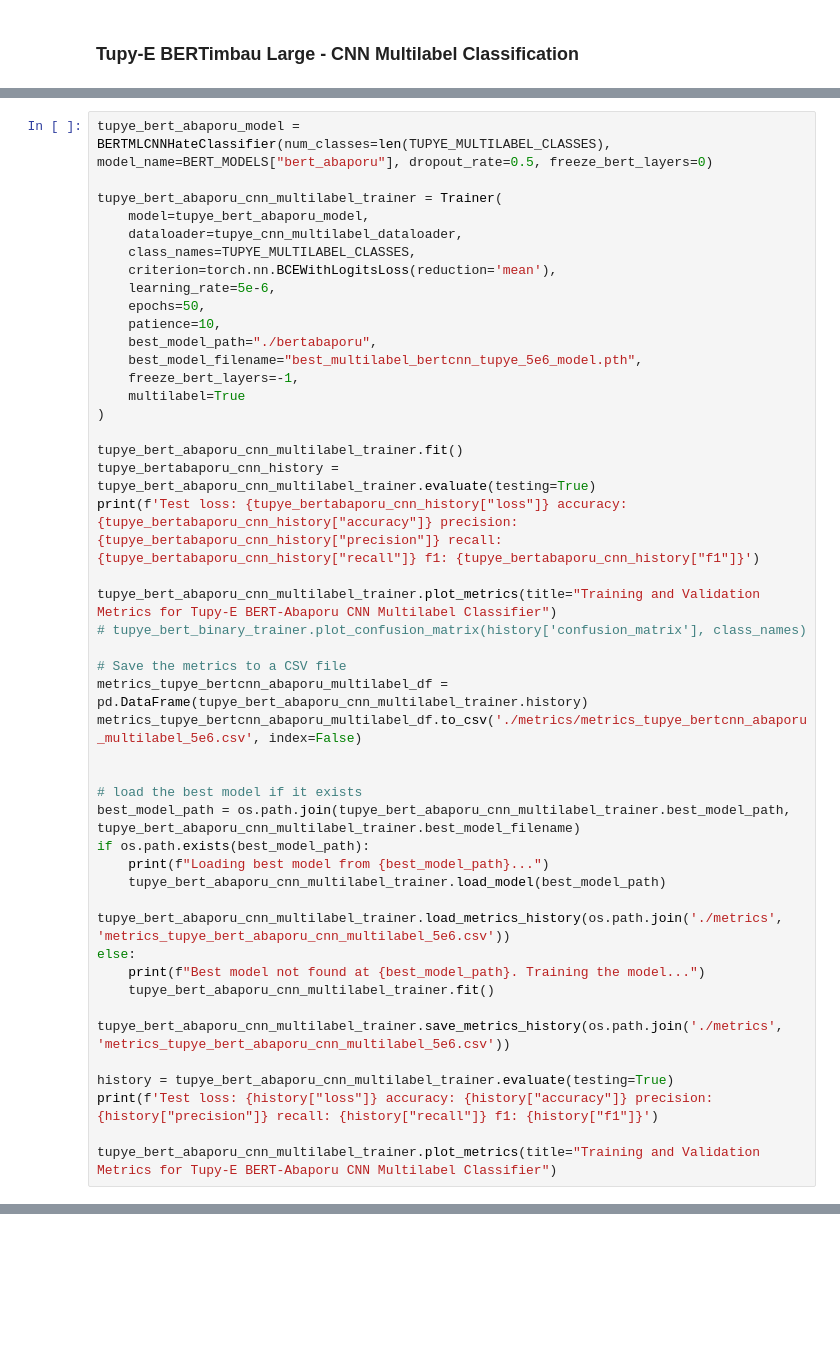
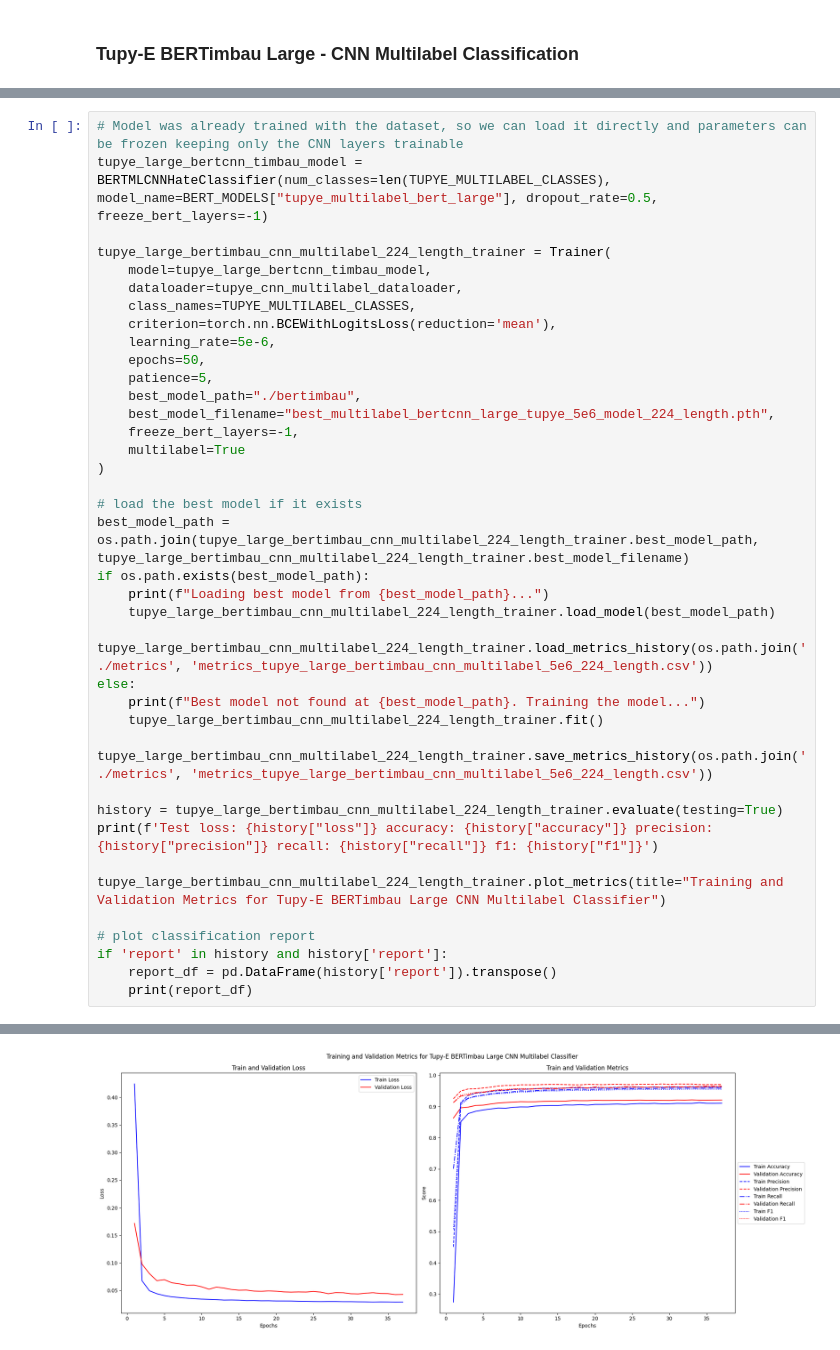
Before and after one commit to silveriorj/hate-speech-detection, a Jupyter notebook: bert-mcnn.ipynb, the cells around one changed output, grey strips where cells are left out. Drawn from its saved outputs; the diff is of its cells as text; blank space fills up the shorter version.

```diff
--- a/bert-mcnn.ipynb
+++ b/bert-mcnn.ipynb
@@ -1717,44 +1537,39 @@ samples avg             0.949059  0.940569  0.938825   4762.0
 # %%
-tupye_bert_abaporu_model = BERTMLCNNHateClassifier(num_classes=len(TUPYE_MULTILABEL_CLASSES), model_name=BERT_MODELS["bert_abaporu"], dropout_rate=0.5, freeze_bert_layers=0)
+# Model was already trained with the dataset, so we can load it directly and parameters can be frozen keeping only the CNN layers trainable
+tupye_large_bertcnn_timbau_model = BERTMLCNNHateClassifier(num_classes=len(TUPYE_MULTILABEL_CLASSES), model_name=BERT_MODELS["tupye_multilabel_bert_large"], dropout_rate=0.5, freeze_bert_layers=-1)
 
-tupye_bert_abaporu_cnn_multilabel_trainer = Trainer(
-    model=tupye_bert_abaporu_model,
+tupye_large_bertimbau_cnn_multilabel_224_length_trainer = Trainer(
+    model=tupye_large_bertcnn_timbau_model,
     dataloader=tupye_cnn_multilabel_dataloader,
     class_names=TUPYE_MULTILABEL_CLASSES,
     criterion=torch.nn.BCEWithLogitsLoss(reduction='mean'),
     learning_rate=5e-6,
     epochs=50,
-    patience=10,
-    best_model_path="./bertabaporu",
-    best_model_filename="best_multilabel_bertcnn_tupye_5e6_model.pth",
+    patience=5,
+    best_model_path="./bertimbau",
+    best_model_filename="best_multilabel_bertcnn_large_tupye_5e6_model_224_length.pth",
     freeze_bert_layers=-1,
     multilabel=True
 )
 
-tupye_bert_abaporu_cnn_multilabel_trainer.fit()
-tupye_bertabaporu_cnn_history = tupye_bert_abaporu_cnn_multilabel_trainer.evaluate(testing=True)
-print(f'Test loss: {tupye_bertabaporu_cnn_history["loss"]} accuracy: {tupye_bertabaporu_cnn_history["accuracy"]} precision: {tupye_bertabaporu_cnn_history["precision"]} recall: {tupye_bertabaporu_cnn_history["recall"]} f1: {tupye_bertabaporu_cnn_history["f1"]}')
-
-tupye_bert_abaporu_cnn_multilabel_trainer.plot_metrics(title="Training and Validation Metrics for Tupy-E BERT-Abaporu CNN Multilabel Classifier")
-# tupye_bert_binary_trainer.plot_confusion_matrix(history['confusion_matrix'], class_names)
-
-# Save the metrics to a CSV file
-metrics_tupye_bertcnn_abaporu_multilabel_df = pd.DataFrame(tupye_bert_abaporu_cnn_multilabel_trainer.history)
-metrics_tupye_bertcnn_abaporu_multilabel_df.to_csv('./metrics/metrics_tupye_bertcnn_abaporu_multilabel_5e6.csv', index=False)
-
-
 # load the best model if it exists
-best_model_path = os.path.join(tupye_bert_abaporu_cnn_multilabel_trainer.best_model_path, tupye_bert_abaporu_cnn_multilabel_trainer.best_model_filename)
+best_model_path = os.path.join(tupye_large_bertimbau_cnn_multilabel_224_length_trainer.best_model_path, tupye_large_bertimbau_cnn_multilabel_224_length_trainer.best_model_filename)
 if os.path.exists(best_model_path):
     print(f"Loading best model from {best_model_path}...")
-    tupye_bert_abaporu_cnn_multilabel_trainer.load_model(best_model_path)
-    tupye_bert_abaporu_cnn_multilabel_trainer.load_metrics_history(os.path.join('./metrics', 'metrics_tupye_bert_abaporu_cnn_multilabel_5e6.csv'))
+    tupye_large_bertimbau_cnn_multilabel_224_length_trainer.load_model(best_model_path)
+    tupye_large_bertimbau_cnn_multilabel_224_length_trainer.load_metrics_history(os.path.join('./metrics', 'metrics_tupye_large_bertimbau_cnn_multilabel_5e6_224_length.csv'))
 else:
     print(f"Best model not found at {best_model_path}. Training the model...")
-    tupye_bert_abaporu_cnn_multilabel_trainer.fit()
-    tupye_bert_abaporu_cnn_multilabel_trainer.save_metrics_history(os.path.join('./metrics', 'metrics_tupye_bert_abaporu_cnn_multilabel_5e6.csv'))
+    tupye_large_bertimbau_cnn_multilabel_224_length_trainer.fit()
+    tupye_large_bertimbau_cnn_multilabel_224_length_trainer.save_metrics_history(os.path.join('./metrics', 'metrics_tupye_large_bertimbau_cnn_multilabel_5e6_224_length.csv'))
 
-history = tupye_bert_abaporu_cnn_multilabel_trainer.evaluate(testing=True)
+history = tupye_large_bertimbau_cnn_multilabel_224_length_trainer.evaluate(testing=True)
 print(f'Test loss: {history["loss"]} accuracy: {history["accuracy"]} precision: {history["precision"]} recall: {history["recall"]} f1: {history["f1"]}')
 
-tupye_bert_abaporu_cnn_multilabel_trainer.plot_metrics(title="Training and Validation Metrics for Tupy-E BERT-Abaporu CNN Multilabel Classifier")
+tupye_large_bertimbau_cnn_multilabel_224_length_trainer.plot_metrics(title="Training and Validation Metrics for Tupy-E BERTimbau Large CNN Multilabel Classifier")
+
+# plot classification report
+if 'report' in history and history['report']:
+    report_df = pd.DataFrame(history['report']).transpose()
+    print(report_df)
+# %% [output]
@@ -1760,0 +1586 @@ tupye_bert_abaporu_cnn_multilabel_trainer.plot_metrics(title="Training and Valid
+[figure, added]
```
Also changed, not shown: parts of 27 cells of this notebook, 24 other files.
